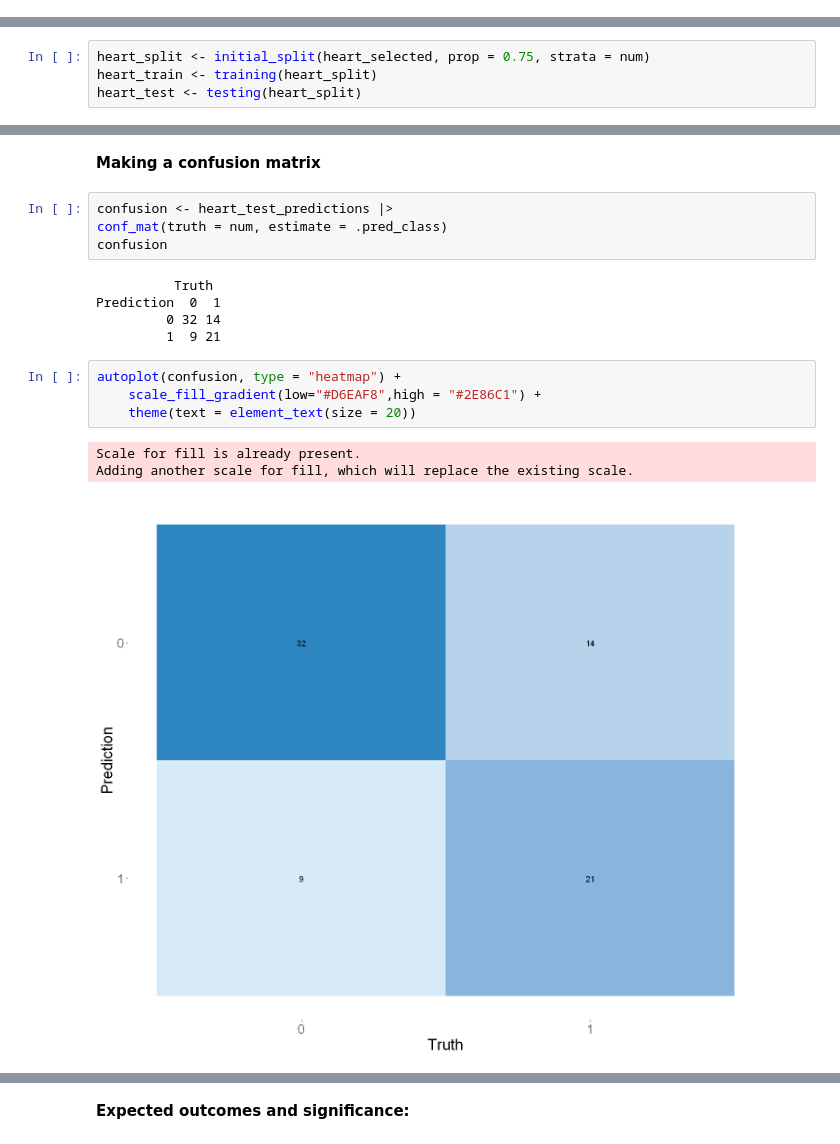
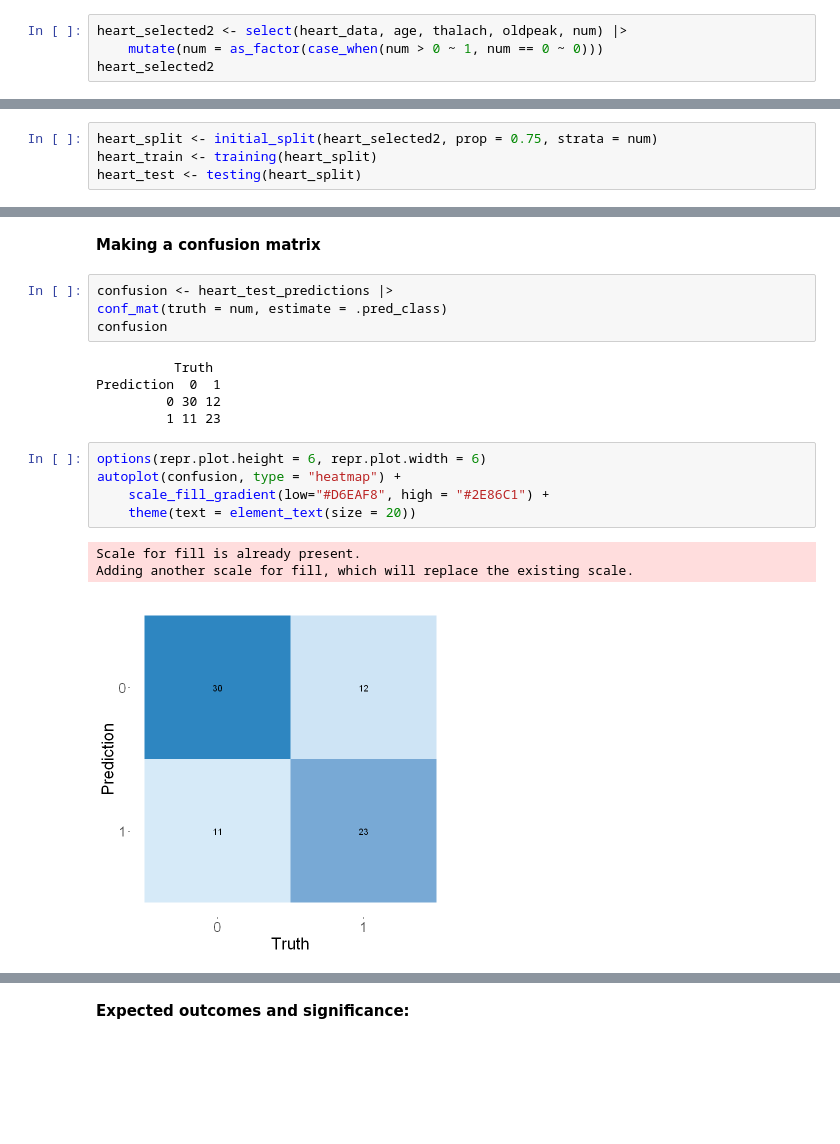
Before and after one commit to wu-jacob/dsci100-project, a Jupyter notebook: proposal.ipynb, the cells around one changed output, grey strips where cells are left out. Cells and saved outputs as stored; diff of their text form; blank space fills up the shorter version.

```diff
--- a/proposal.ipynb
+++ b/proposal.ipynb
@@ -150,3 +150,7 @@ heart_selected |>
         theme(text = element_text(size = 20))
 # %% [output]
 [figure]
+# %%
+heart_selected2 <- select(heart_data, age, thalach, oldpeak, num) |>
+    mutate(num = as_factor(case_when(num > 0 ~ 1, num == 0 ~ 0)))
+heart_selected2
@@ -155,7 +170,7 @@ heart_selected |>
 # %% [markdown]
 **Splitting training and testing data**
 # %%
-heart_split <- initial_split(heart_selected, prop = 0.75, strata = num)
+heart_split <- initial_split(heart_selected2, prop = 0.75, strata = num)
 heart_train <- training(heart_split)
 heart_test <- testing(heart_split)
 # %% [markdown]
@@ -291,13 +307,14 @@ confusion
 # %% [output]
           Truth
 Prediction  0  1
-         0 32 14
-         1  9 21
+         0 30 12
+         1 11 23
 # %%
+options(repr.plot.height = 6, repr.plot.width = 6)
 autoplot(confusion, type = "heatmap") +
-    scale_fill_gradient(low="#D6EAF8",high = "#2E86C1") +
+    scale_fill_gradient(low="#D6EAF8", high = "#2E86C1") +
     theme(text = element_text(size = 20))
 # %% [output]
 Scale for fill is already present.
 Adding another scale for fill, which will replace the existing scale.
-[figure, old version]
+[figure, new version]
```
Also changed, not shown: parts of 8 cells of this notebook.
